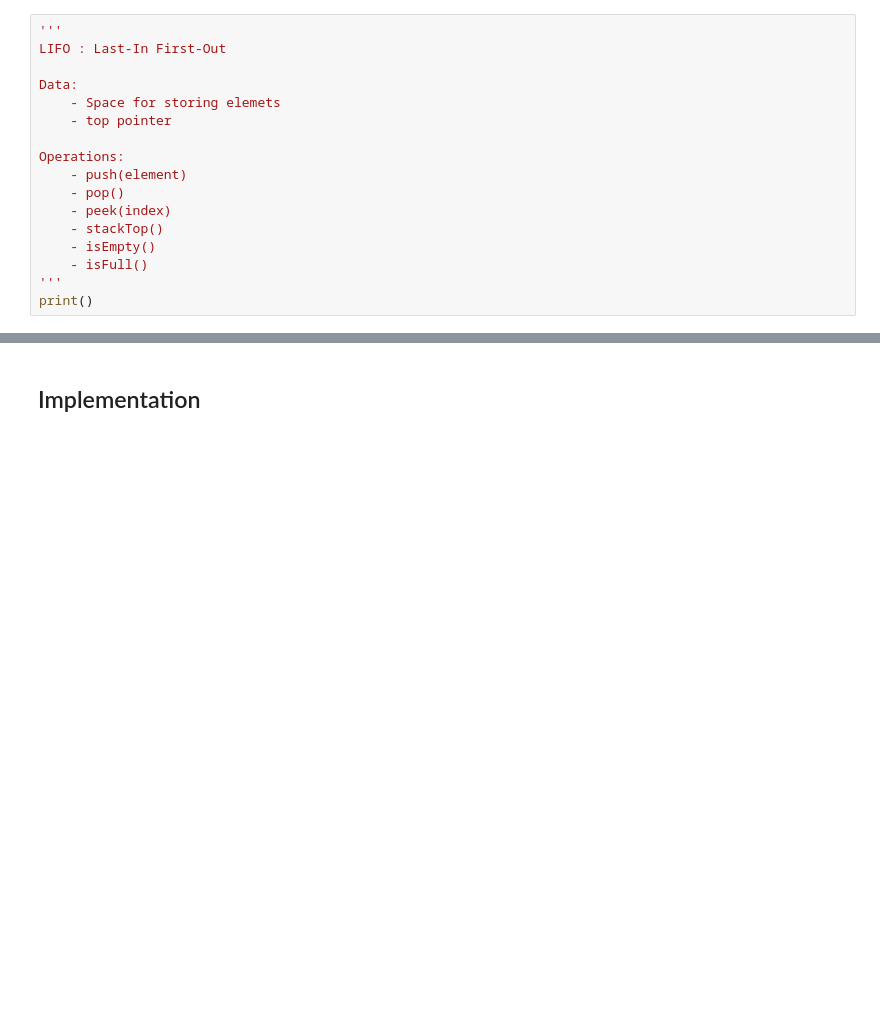
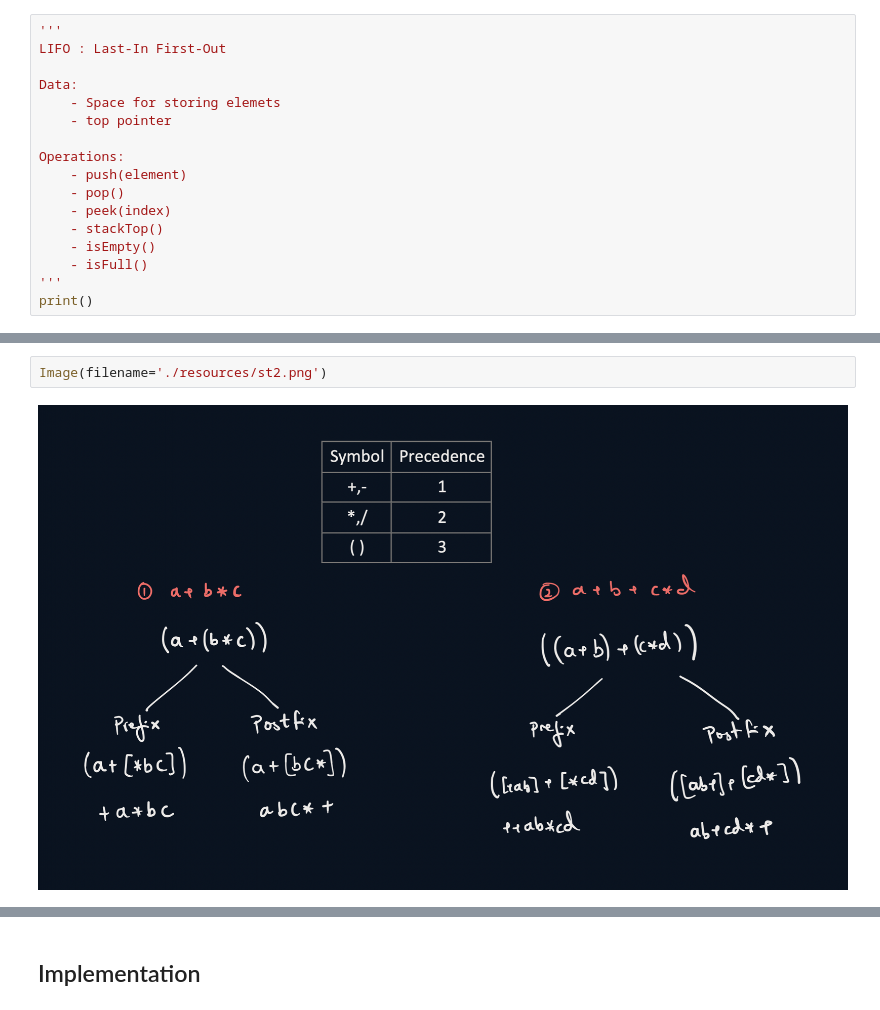
Before and after one commit to A-C-Sai/working-with-data, a Jupyter notebook: data-structures-and-algorithms/stack/stack.ipynb, the cells around one changed output, grey strips where cells are left out. Cells and saved outputs as stored; diff of their text form; blank space fills up the shorter version.

```diff
--- a/data-structures-and-algorithms/stack/stack.ipynb
+++ b/data-structures-and-algorithms/stack/stack.ipynb
@@ -23,0 +36,4 @@ print()
+# %%
+Image(filename='./resources/st2.png')
+# %% [output]
+[figure, added]
```
Also changed, not shown: parts of 5 cells of this notebook, 2 other files.
